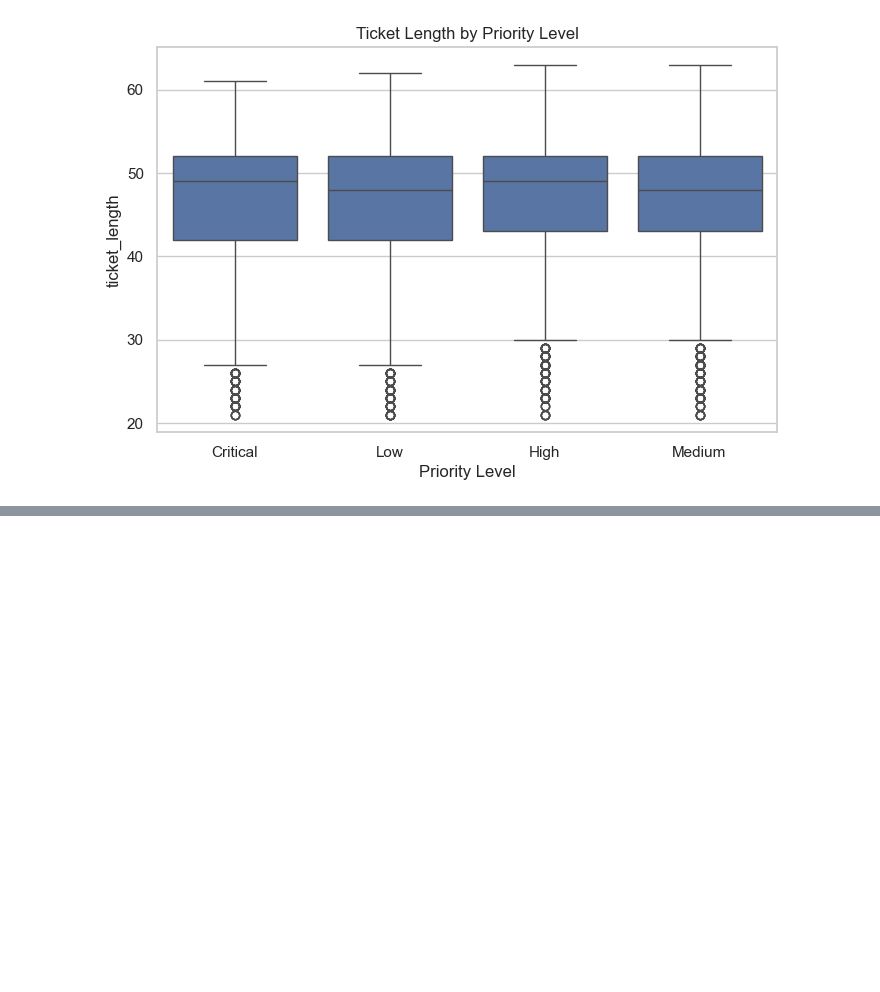
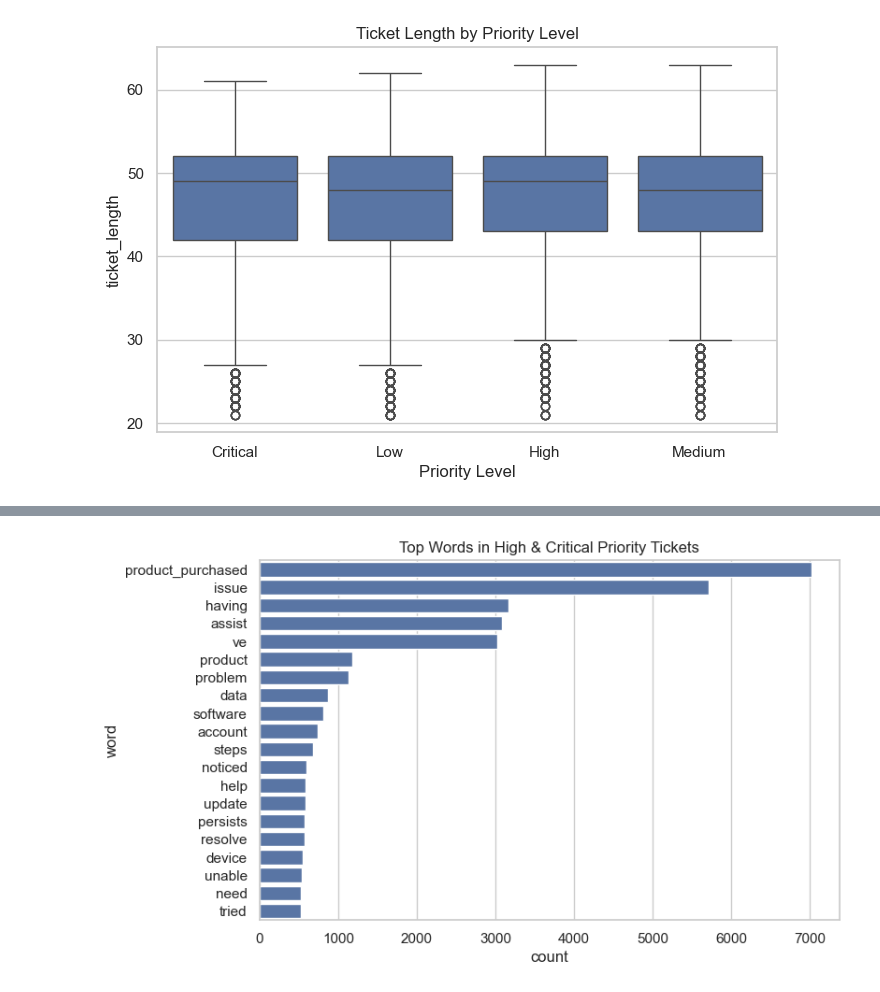
Before and after one commit to UMESH-KALE0777/support-ticket-data-science, a Jupyter notebook: notebooks/01_eda.ipynb, the cells around one changed output, grey strips where cells are left out. Drawn from its saved outputs; the diff is of its cells as text; code cells hidden in the pictures; blank space fills up the shorter version.

```diff
--- a/notebooks/01_eda.ipynb
+++ b/notebooks/01_eda.ipynb
@@ -108,0 +146,22 @@ Text(0.5, 0, 'Priority Level')
+# %%
+from sklearn.feature_extraction.text import CountVectorizer
+
+high_df = df[df["priority"].isin(["High", "Critical"])]
+
+cv = CountVectorizer(
+    stop_words="english",
+    max_features=20
+)
+
+word_matrix = cv.fit_transform(high_df["ticket_text"])
+
+word_freq = pd.DataFrame({
+    "word": cv.get_feature_names_out(),
+    "count": word_matrix.sum(axis=0).A1
+}).sort_values(by="count", ascending=False)
+
+sns.barplot(x="count", y="word", data=word_freq)
+plt.title("Top Words in High & Critical Priority Tickets")
+plt.show()
+# %% [output]
+[figure, added]
```
Also changed, not shown: parts of 5 cells of this notebook.
